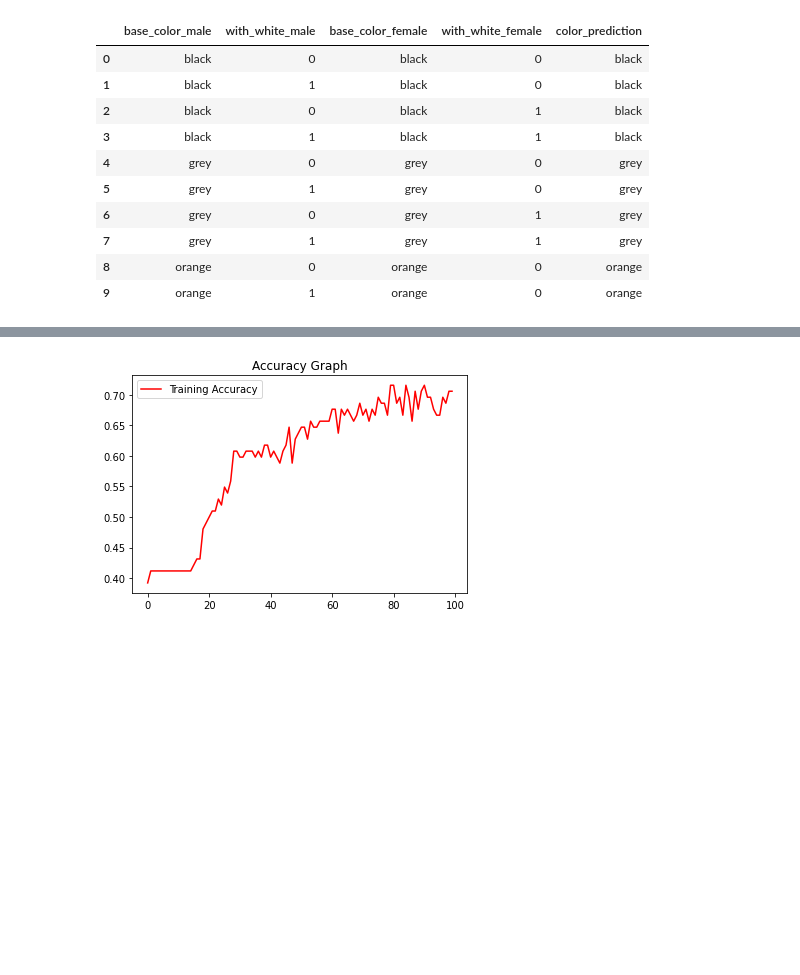
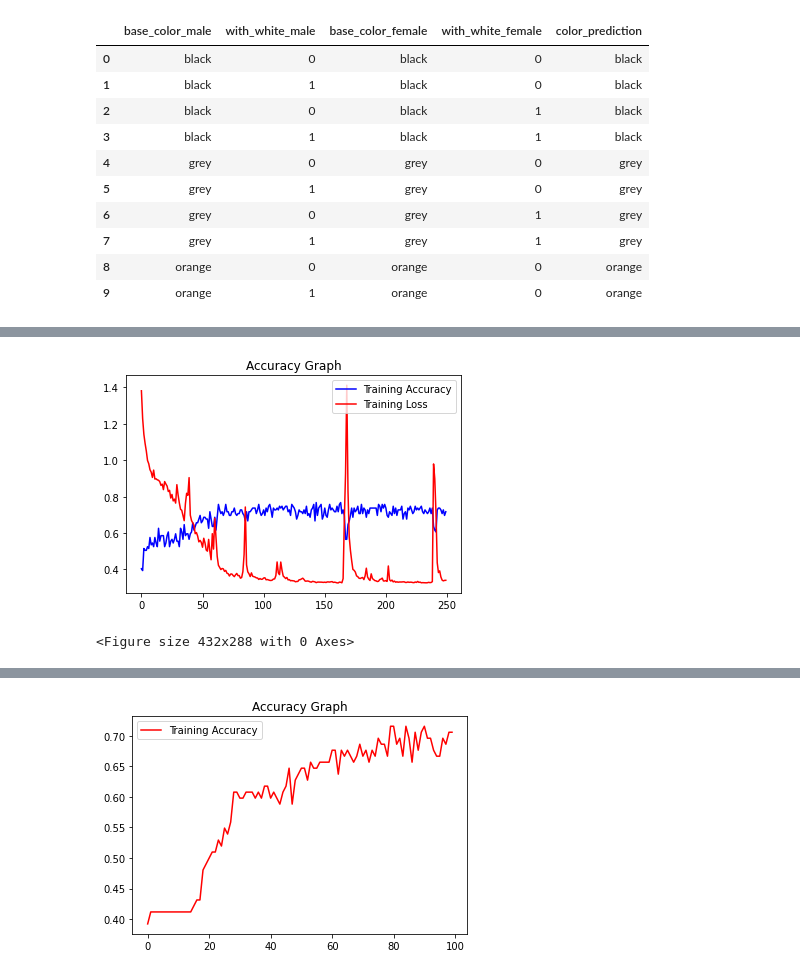
Before and after one commit to cat-pedigree/CatPedigree_ML_Model, a Jupyter notebook: model_pedigree.ipynb, the cells around one changed output, grey strips where cells are left out. Drawn from its saved outputs; the diff is of its cells as text; code cells hidden in the pictures; blank space fills up the shorter version.

```diff
--- a/model_pedigree.ipynb
+++ b/model_pedigree.ipynb
@@ -213,0 +246,5 @@ def result_visualization(model_result):
+# %%
+result_visualization(history) # 250 epochs (float)
+# %% [output]
+[figure, added]
+<Figure size 432x288 with 0 Axes>
```
Also changed, not shown: parts of 16 cells of this notebook, 16 other files.
